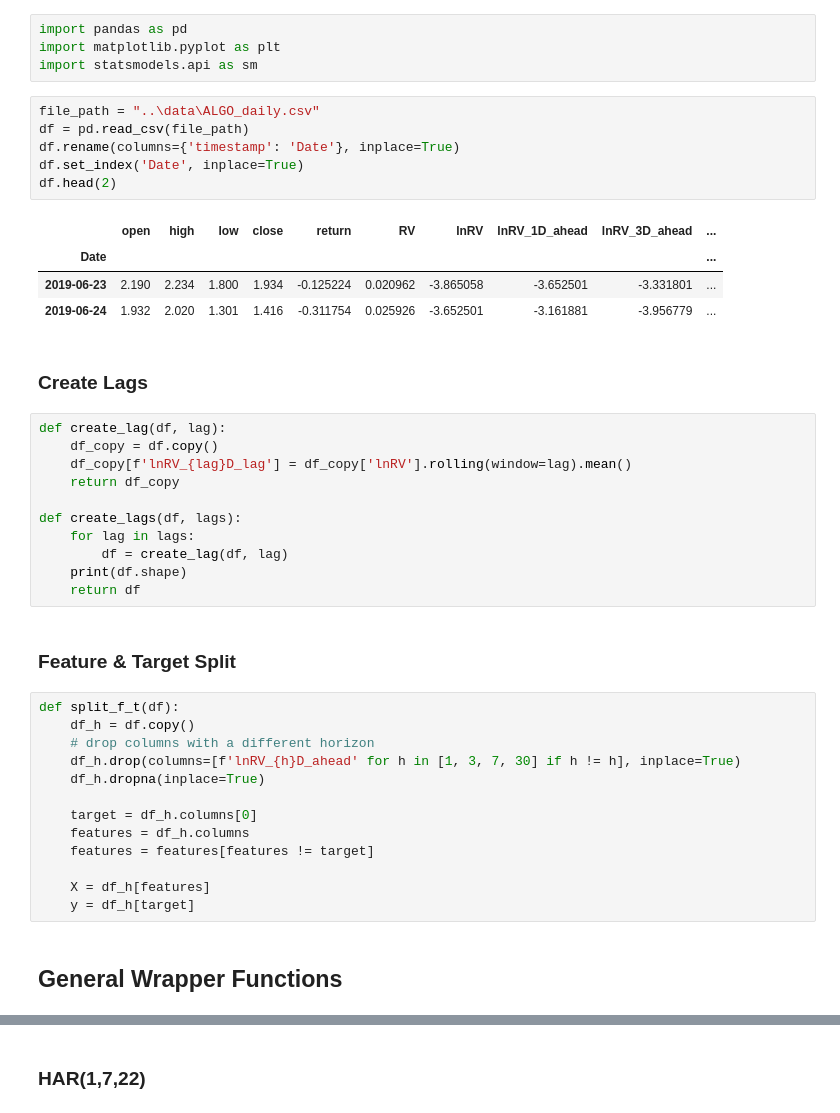
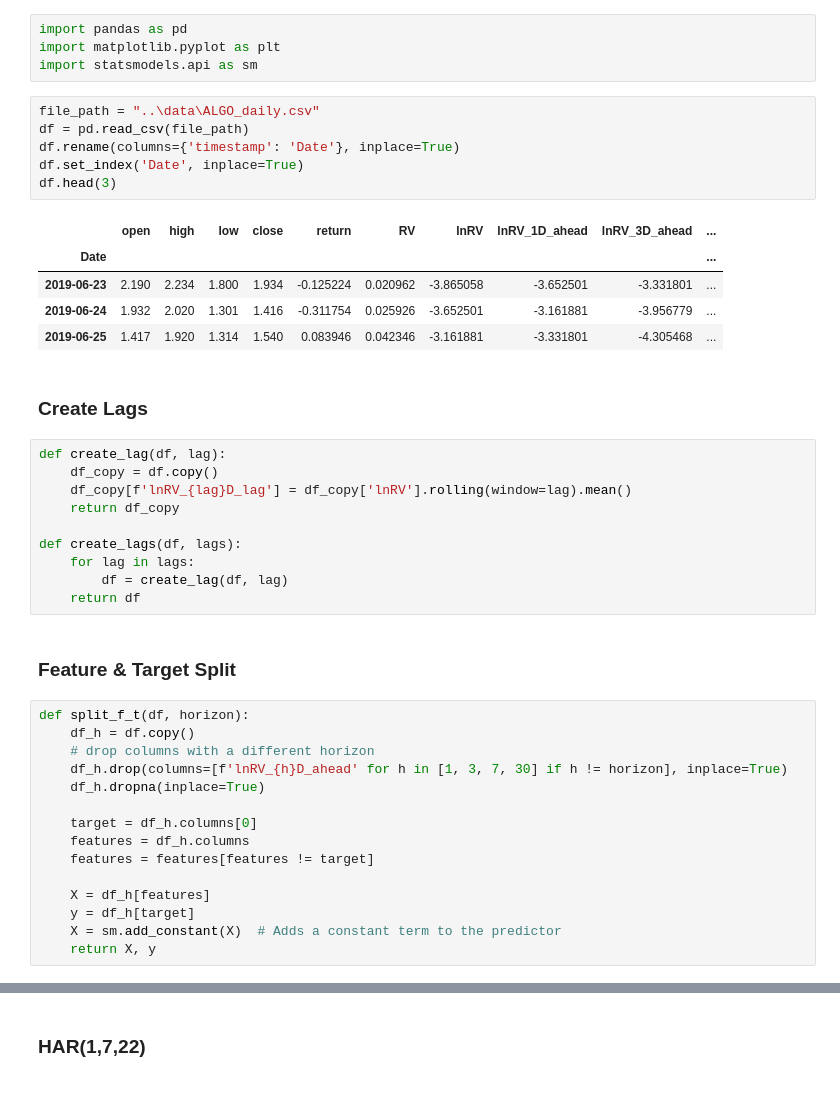
Before and after one commit to kiwi-lemongrass/DSE4101_Individual-Project, a Jupyter notebook: src/HAR.ipynb, the cells around one changed output, grey strips where cells are left out. Cells and saved outputs as stored; diff of their text form.

```diff
--- a/src/HAR.ipynb
+++ b/src/HAR.ipynb
@@ -23,14 +33,15 @@ import statsmodels.api as sm
 # %%
 file_path = "..\data\ALGO_daily.csv"
 df = pd.read_csv(file_path)
 df.rename(columns={'timestamp': 'Date'}, inplace=True)
 df.set_index('Date', inplace=True)
-df.head(2)
+df.head(3)
 # %% [output]
 |  | open | high | low | close | return | RV | lnRV | lnRV_1D_ahead | lnRV_3D_ahead | ... |
 | Date |  |  |  |  |  |  |  |  |  | ... |
 | 2019-06-23 | 2.190 | 2.234 | 1.800 | 1.934 | -0.125224 | 0.020962 | -3.865058 | -3.652501 | -3.331801 | ... |
 | 2019-06-24 | 1.932 | 2.020 | 1.301 | 1.416 | -0.311754 | 0.025926 | -3.652501 | -3.161881 | -3.956779 | ... |
+| 2019-06-25 | 1.417 | 1.920 | 1.314 | 1.540 | 0.083946 | 0.042346 | -3.161881 | -3.331801 | -4.305468 | ... |
 # %% [markdown]
 ### Create Lags
 # %%
@@ -42,15 +53,14 @@ def create_lag(df, lag):
 def create_lags(df, lags):
     for lag in lags:
         df = create_lag(df, lag)
-    print(df.shape)
     return df
 # %% [markdown]
 ### Feature & Target Split
 # %%
-def split_f_t(df):
+def split_f_t(df, horizon):
     df_h = df.copy()
     # drop columns with a different horizon
-    df_h.drop(columns=[f'lnRV_{h}D_ahead' for h in [1, 3, 7, 30] if h != h], inplace=True)
+    df_h.drop(columns=[f'lnRV_{h}D_ahead' for h in [1, 3, 7, 30] if h != horizon], inplace=True)
     df_h.dropna(inplace=True)
 
     target = df_h.columns[0]
@@ -59,5 +69,5 @@ def split_f_t(df):
 
     X = df_h[features]
     y = df_h[target]
+    X = sm.add_constant(X)  # Adds a constant term to the predictor
+    return X, y
-# %% [markdown]
-## General Wrapper Functions
```
Also changed, not shown: parts of 15 cells of this notebook, 49 other files.
